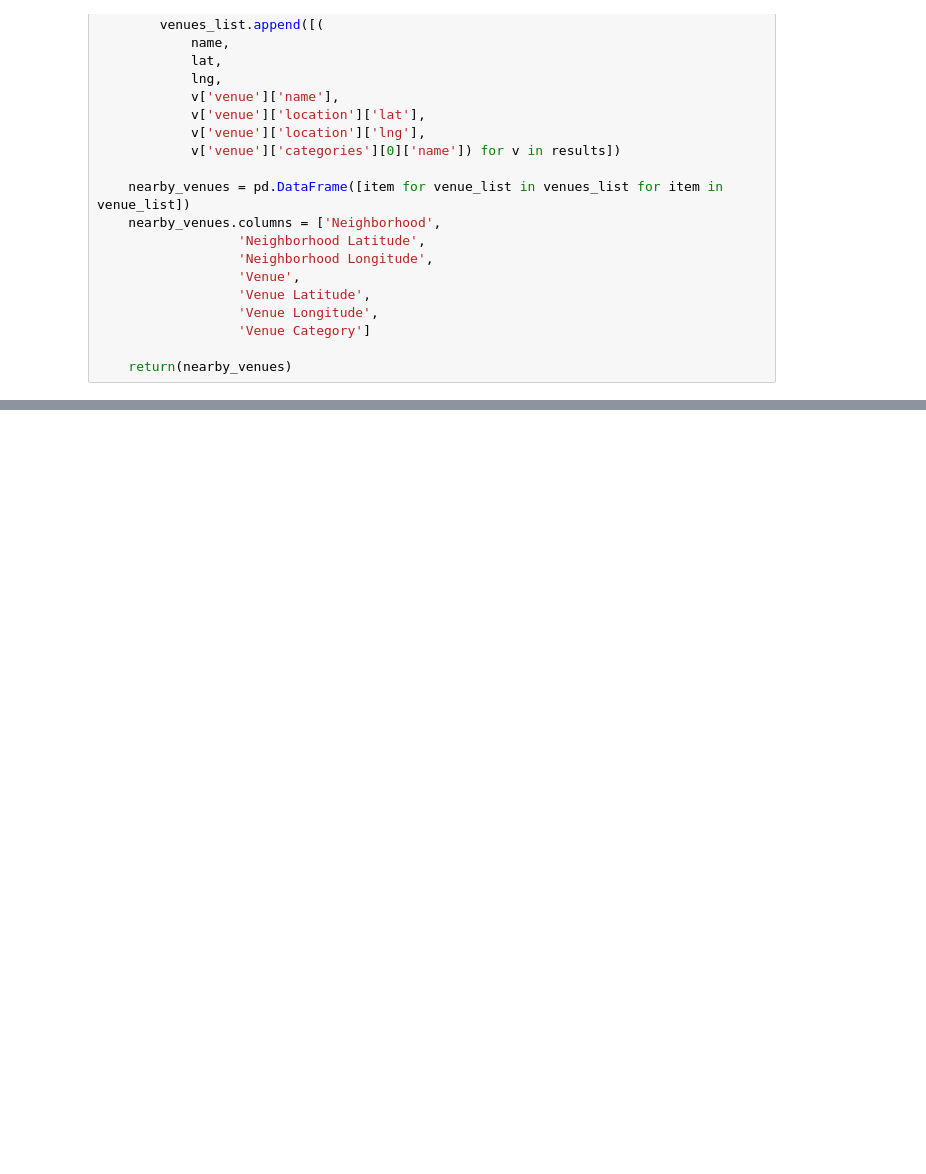
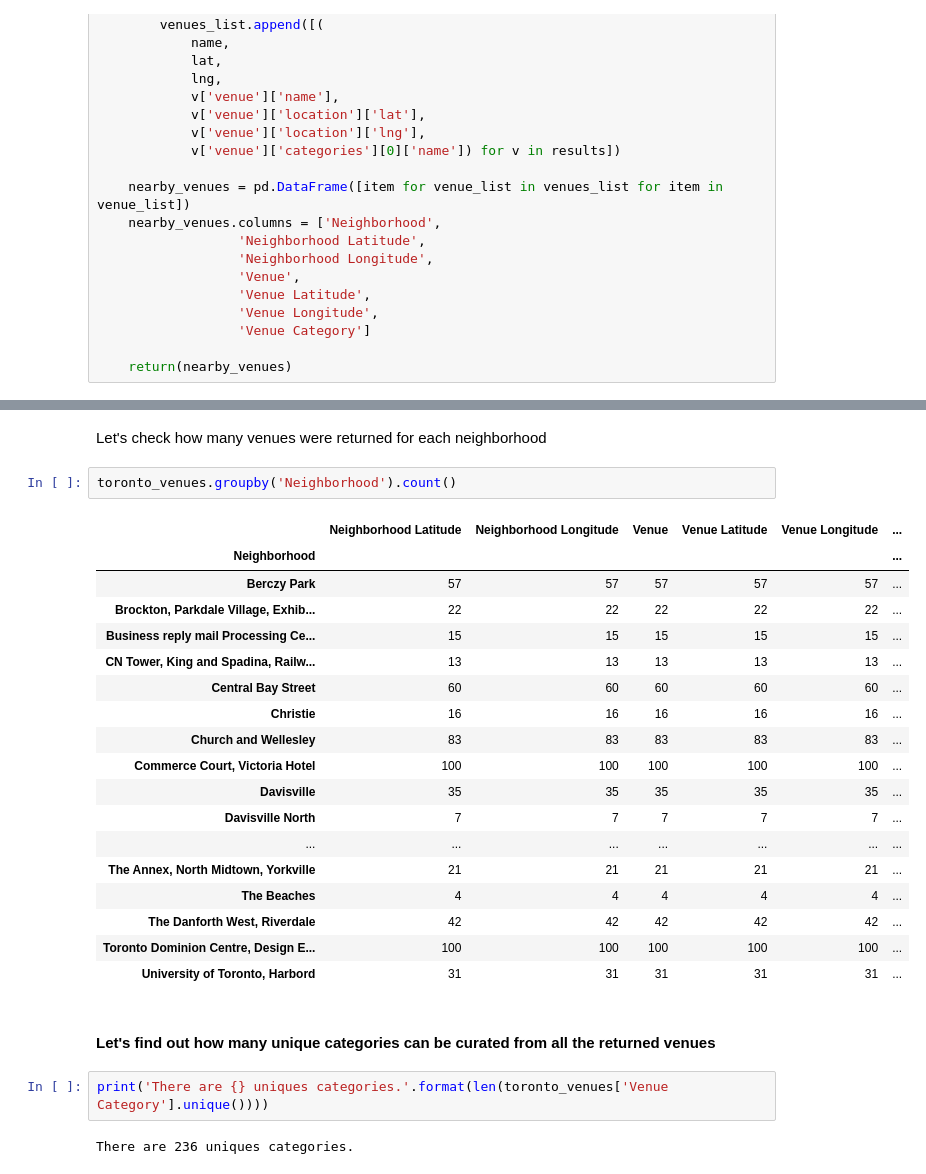
Before and after one commit to Rafal-Py/Coursera_Capstone, a Jupyter notebook: IBM Data Science Capstone.ipynb, the cells around one changed output, grey strips where cells are left out. Saved outputs shown, nothing was run; the diff lists cells and outputs as text; blank space fills up the shorter version.

```diff
--- a/IBM Data Science Capstone.ipynb
+++ b/IBM Data Science Capstone.ipynb
@@ -308,3 +308,32 @@ Business reply mail Processing Centre, South Central Letter Processing Plant Tor
 | 2 | Regent Park, Harbourfront | 43.65426 | -79.360636 | Cooper Koo Family YMCA | 43.653249 | -79.358008 | ... |
 | 3 | Regent Park, Harbourfront | 43.65426 | -79.360636 | Body Blitz Spa East | 43.654735 | -79.359874 | ... |
 | 4 | Regent Park, Harbourfront | 43.65426 | -79.360636 | Impact Kitchen | 43.656369 | -79.356980 | ... |
+# %% [markdown]
+Let's check how many venues were returned for each neighborhood
+# %%
+toronto_venues.groupby('Neighborhood').count()
+# %% [output]
+|  | Neighborhood Latitude | Neighborhood Longitude | Venue | Venue Latitude | Venue Longitude | ... |
+| Neighborhood |  |  |  |  |  | ... |
+| Berczy Park | 57 | 57 | 57 | 57 | 57 | ... |
+| Brockton, Parkdale Village, Exhib... | 22 | 22 | 22 | 22 | 22 | ... |
+| Business reply mail Processing Ce... | 15 | 15 | 15 | 15 | 15 | ... |
+| CN Tower, King and Spadina, Railw... | 13 | 13 | 13 | 13 | 13 | ... |
+| Central Bay Street | 60 | 60 | 60 | 60 | 60 | ... |
+| Christie | 16 | 16 | 16 | 16 | 16 | ... |
+| Church and Wellesley | 83 | 83 | 83 | 83 | 83 | ... |
+| Commerce Court, Victoria Hotel | 100 | 100 | 100 | 100 | 100 | ... |
+| Davisville | 35 | 35 | 35 | 35 | 35 | ... |
+| Davisville North | 7 | 7 | 7 | 7 | 7 | ... |
+| ... | ... | ... | ... | ... | ... | ... |
+| The Annex, North Midtown, Yorkville | 21 | 21 | 21 | 21 | 21 | ... |
+| The Beaches | 4 | 4 | 4 | 4 | 4 | ... |
+| The Danforth West, Riverdale | 42 | 42 | 42 | 42 | 42 | ... |
+| Toronto Dominion Centre, Design E... | 100 | 100 | 100 | 100 | 100 | ... |
+| University of Toronto, Harbord | 31 | 31 | 31 | 31 | 31 | ... |
+# %% [markdown]
+#### Let's find out how many unique categories can be curated from all the returned venues
+# %%
+print('There are {} uniques categories.'.format(len(toronto_venues['Venue Category'].unique())))
+# %% [output]
+There are 236 uniques categories.
```
Also changed, not shown: parts of 41 cells of this notebook, 1 other file.
